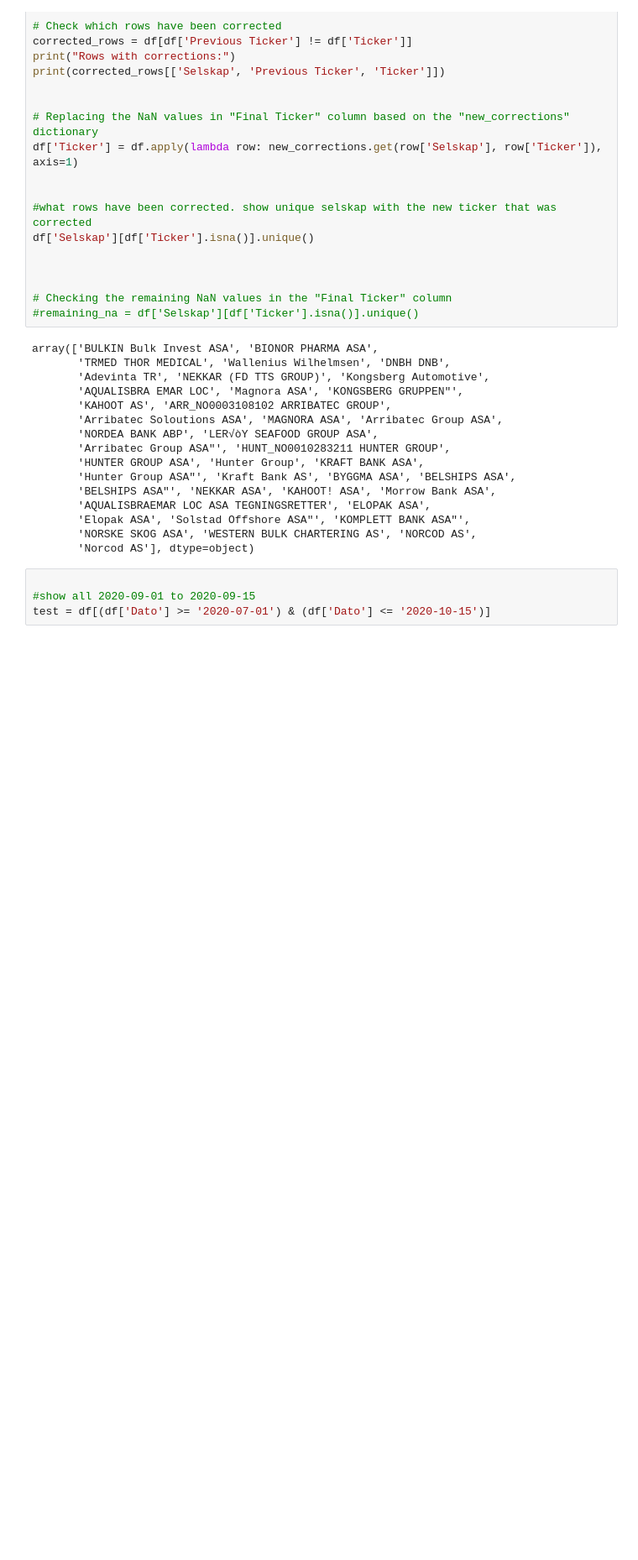
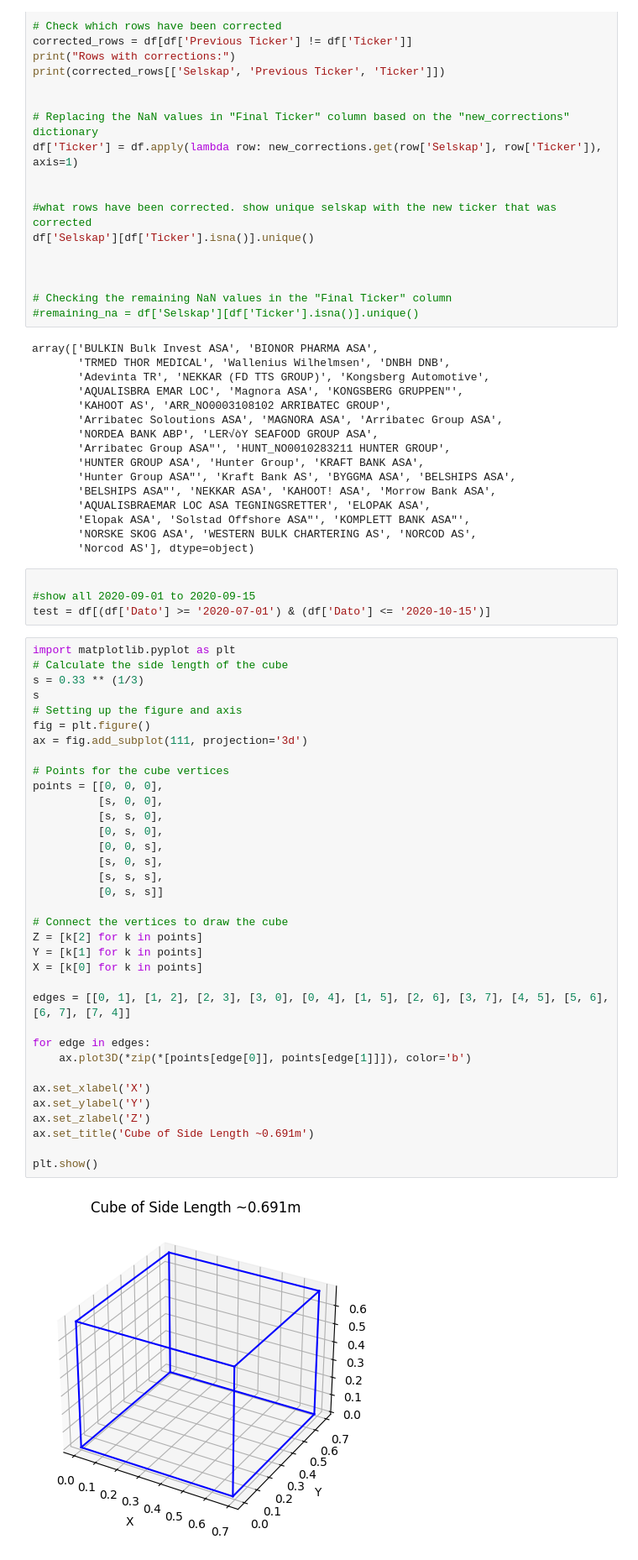
Before and after one commit to Danieljoha/Sok-2008, a Jupyter notebook: Utfordring 1/datajobbing.ipynb, the cells around one changed output. Shown at 84% size. Drawn from its saved outputs; the diff is of its cells as text; blank space fills up the shorter version.

```diff
--- a/Utfordring 1/datajobbing.ipynb
+++ b/Utfordring 1/datajobbing.ipynb
@@ -2457,3 +2457,40 @@ array(['BULKIN Bulk Invest ASA', 'BIONOR PHARMA ASA',
 
 #show all 2020-09-01 to 2020-09-15
 test = df[(df['Dato'] >= '2020-07-01') & (df['Dato'] <= '2020-10-15')]
+# %%
+import matplotlib.pyplot as plt
+# Calculate the side length of the cube
+s = 0.33 ** (1/3)
+s
+# Setting up the figure and axis
+fig = plt.figure()
+ax = fig.add_subplot(111, projection='3d')
+
+# Points for the cube vertices
+points = [[0, 0, 0],
+          [s, 0, 0],
+          [s, s, 0],
+          [0, s, 0],
+          [0, 0, s],
+          [s, 0, s],
+          [s, s, s],
+          [0, s, s]]
+
+# Connect the vertices to draw the cube
+Z = [k[2] for k in points]
+Y = [k[1] for k in points]
+X = [k[0] for k in points]
+
+edges = [[0, 1], [1, 2], [2, 3], [3, 0], [0, 4], [1, 5], [2, 6], [3, 7], [4, 5], [5, 6], [6, 7], [7, 4]]
+
+for edge in edges:
+    ax.plot3D(*zip(*[points[edge[0]], points[edge[1]]]), color='b')
+
+ax.set_xlabel('X')
+ax.set_ylabel('Y')
+ax.set_zlabel('Z')
+ax.set_title('Cube of Side Length ~0.691m')
+
+plt.show()
+# %% [output]
+[figure, added]
```
Also changed, not shown: parts of 2 cells of this notebook.
